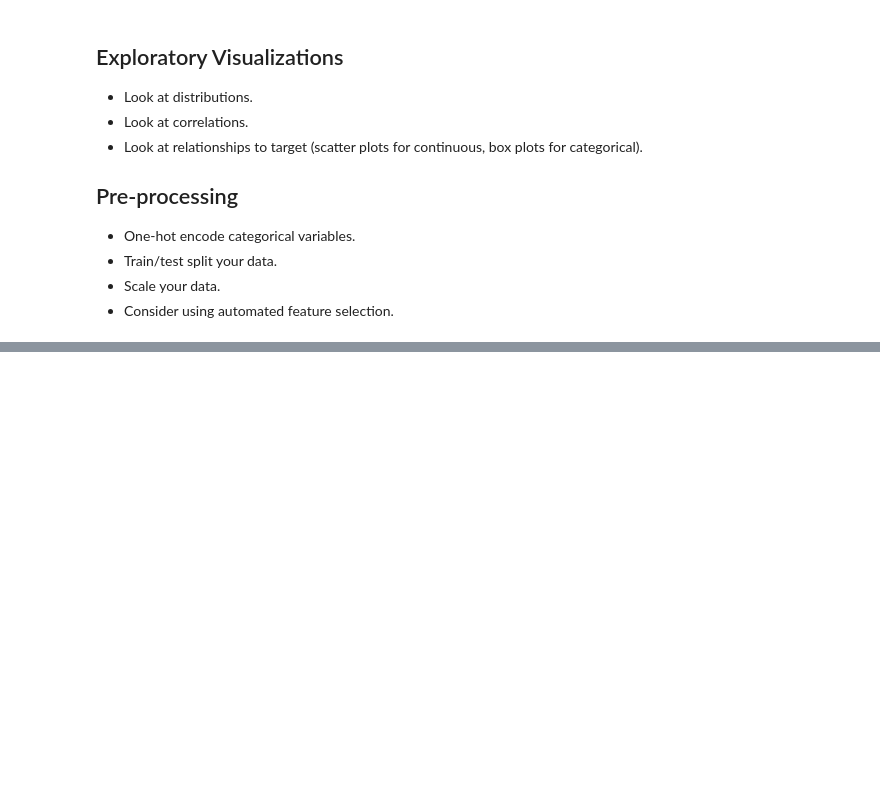
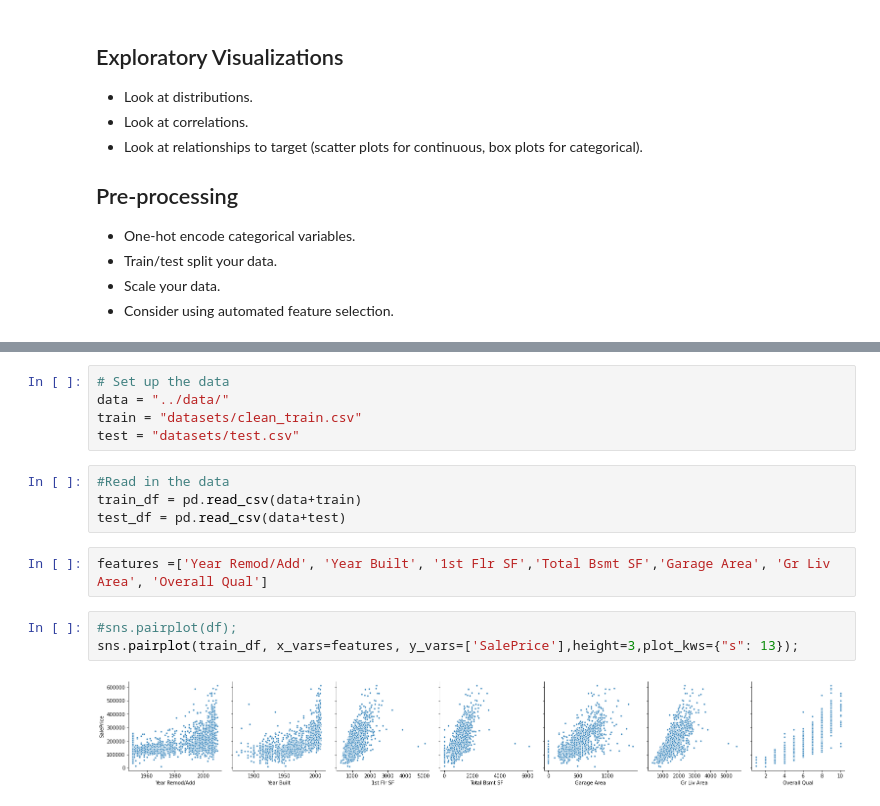
Before and after one commit to griffinbran/Real-Estate-Statistical-Modeling, a Jupyter notebook: code/02_Preprocessing_and_Feature_Engineering.ipynb, the cells around one changed output, grey strips where cells are left out. Saved outputs shown, nothing was run; the diff lists cells and outputs as text; blank space fills up the shorter version.

```diff
--- a/code/02_Preprocessing_and_Feature_Engineering.ipynb
+++ b/code/02_Preprocessing_and_Feature_Engineering.ipynb
@@ -16 +20,17 @@ features = ['Lot Area', 'Yr Sold', 'Overall Qual', 'Year Remod/Add', 'Year Built
+# %%
+# Set up the data
+data = "../data/"
+train = "datasets/clean_train.csv"
+test = "datasets/test.csv"
+# %%
+#Read in the data
+train_df = pd.read_csv(data+train)
+test_df = pd.read_csv(data+test)
+# %%
+features =['Year Remod/Add', 'Year Built', '1st Flr SF','Total Bsmt SF','Garage Area', 'Gr Liv Area', 'Overall Qual']
+# %%
+#sns.pairplot(df);
+sns.pairplot(train_df, x_vars=features, y_vars=['SalePrice'],height=3,plot_kws={"s": 13});
+# %% [output]
+[figure, added]
 # %%
```
Also changed, not shown: parts of 6 cells of this notebook, 6 other files.
